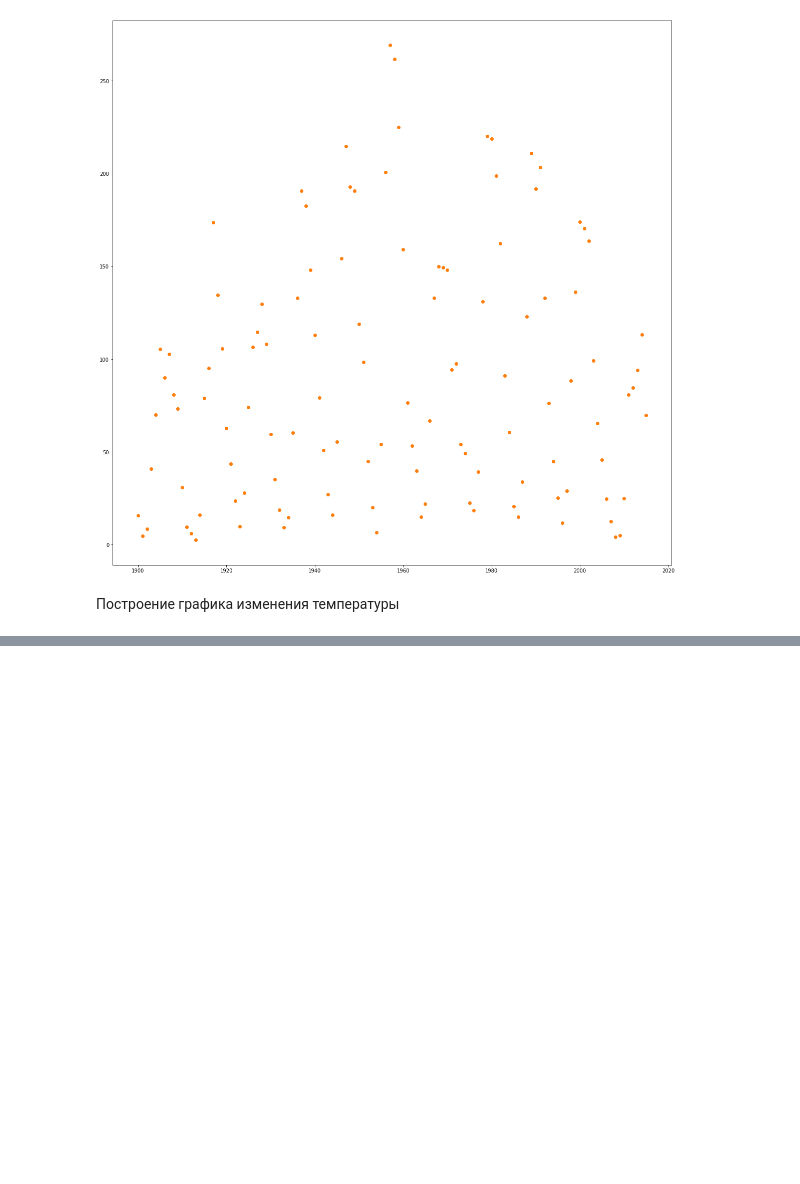
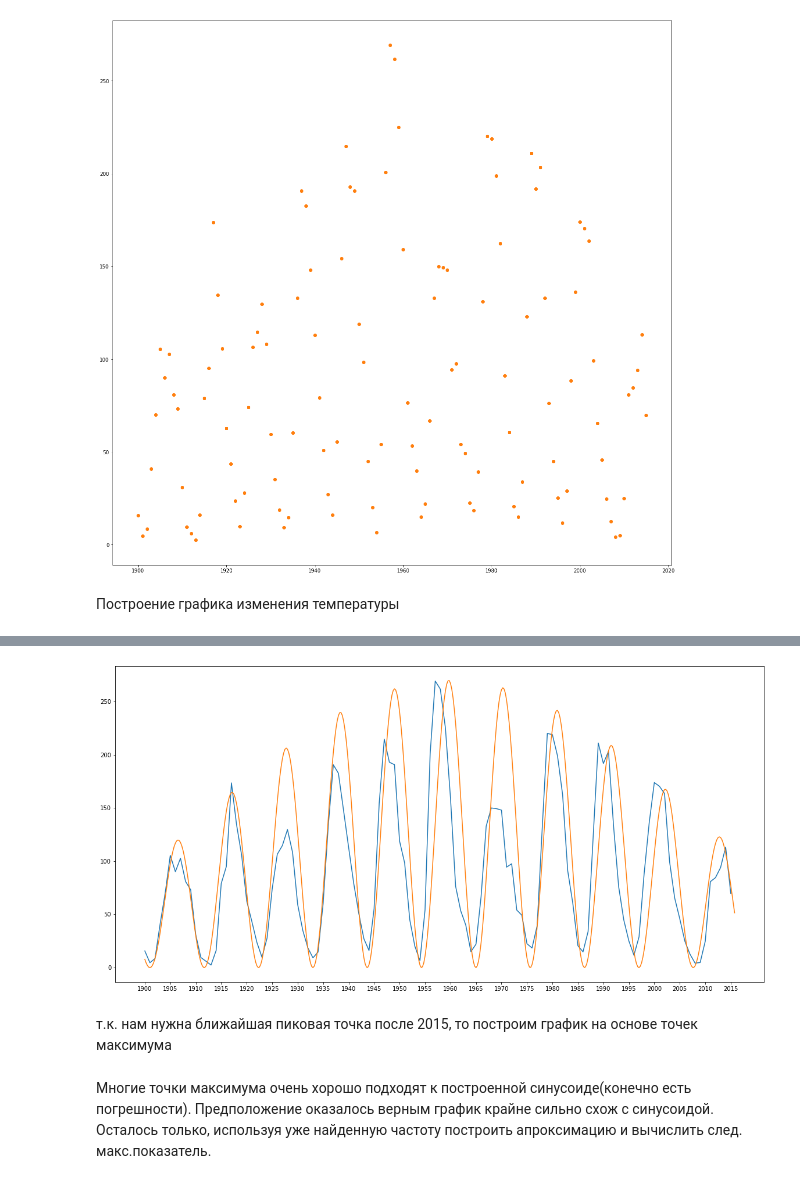
Before and after one commit to Anlayen/Achest, a Jupyter notebook: SunActivity.ipynb, the cells around one changed output, grey strips where cells are left out. Drawn from its saved outputs; the diff is of its cells as text; code cells hidden in the pictures; blank space fills up the shorter version.

```diff
--- a/SunActivity.ipynb
+++ b/SunActivity.ipynb
@@ -78,0 +120,20 @@ pass
+# %%
+T = 2 * np.pi / min_mean
+M = 1.5 * np.pi + T
+step = 4
+year = np.arange(1900, 2016, 1 / step)
+sin_max_temperature = np.sin((year - 1902) * np.pi * 0.01 + np.pi * 1.92) * 135 + 135
+sin_temperature = np.sin(T * (year - 1902) + M) * sin_max_temperature / 2 + sin_max_temperature / 2
+# %%
+plt.figure(figsize=(20,10))
+plt.plot(year[0:step * (2015 - 1900) + 1:step],temperature)
+plt.plot(year, sin_temperature)
+plt.xticks(year[::20])
+pass
+# %% [output]
+[figure, added]
+# %% [markdown]
+т.к. нам нужна ближайшая пиковая точка после 2015, то построим график на основе точек максимума
+# %% [markdown]
+Многие точки максимума очень хорошо подходят к построенной синусоиде(конечно есть погрешности).
+Предположение оказалось верным график крайне сильно схож с синусоидой. Осталось только, используя уже найденную частоту построить апроксимацию и вычислить след. макс.показатель.
```
Also changed, not shown: parts of 15 cells of this notebook.
